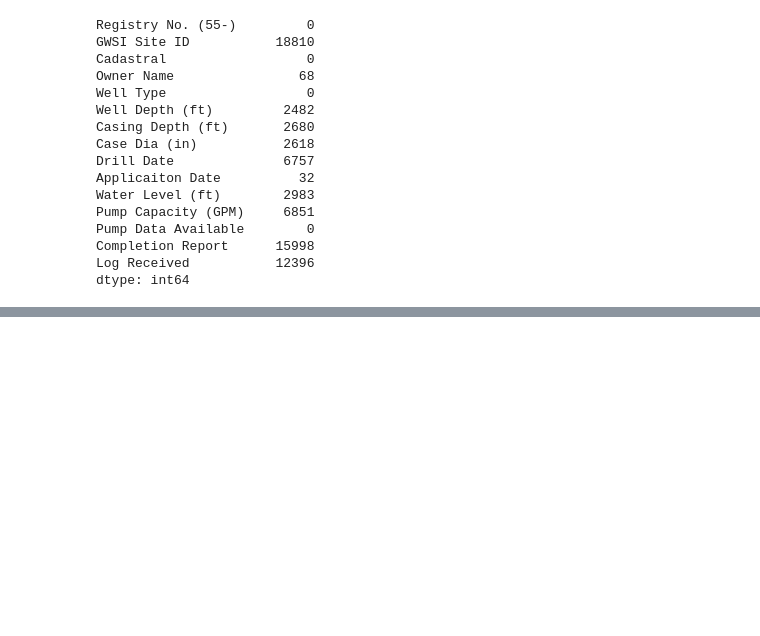
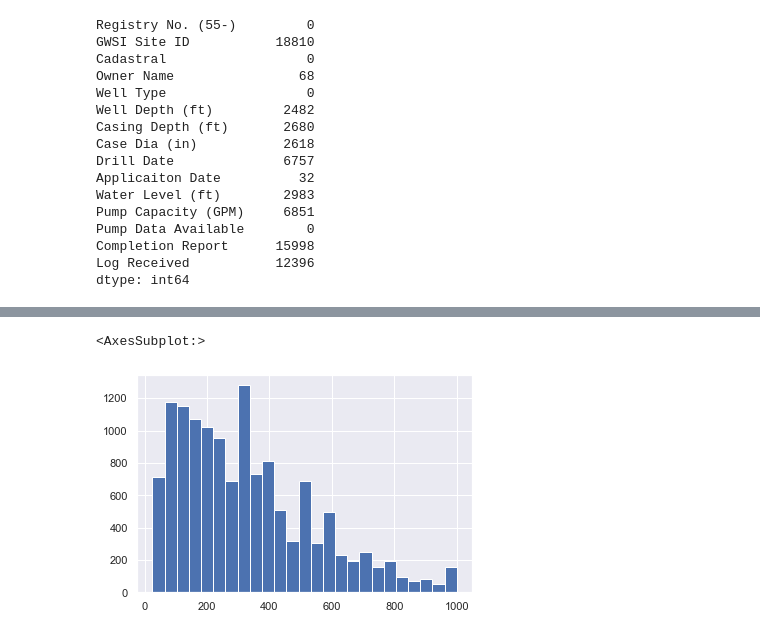
Before and after one commit to hodgetorin/cochise_county_water_project, a Jupyter notebook: Full County Data.ipynb, the cells around one changed output, grey strips where cells are left out. Saved outputs shown, nothing was run; the diff lists cells and outputs as text; code cells hidden in the pictures; blank space fills up the shorter version.

```diff
--- a/Full County Data.ipynb
+++ b/Full County Data.ipynb
@@ -225,0 +234,8 @@ df_totbyyr.plot(title = "Total Wells Drilled Per Year since 1960")
+# %%
+# How about the distribution of wells less than 1000 feet deep?
+
+df_trim = df[df['Well Depth (ft)'] <=1000]
+df_trim['Well Depth (ft)'].hist(bins=25)
+# %% [output]
+<AxesSubplot:>
+[figure, added]
```
Also changed, not shown: parts of 54 cells of this notebook.
